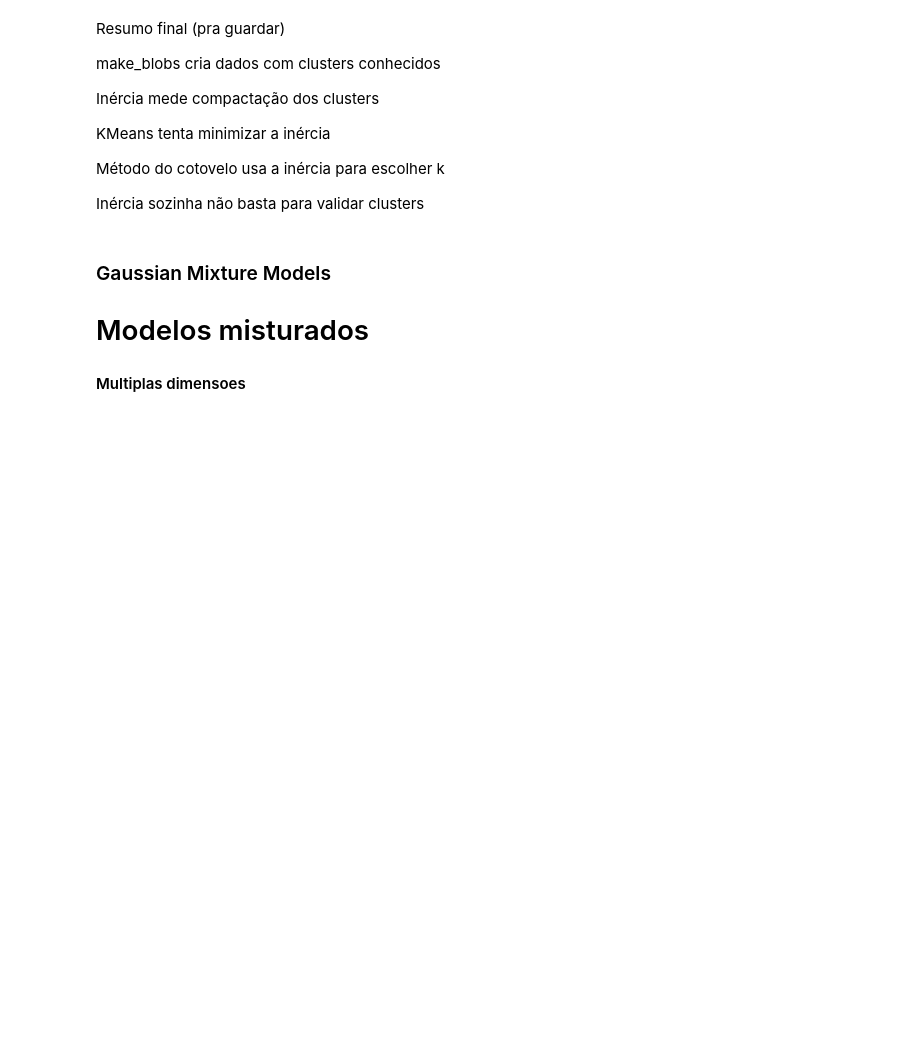
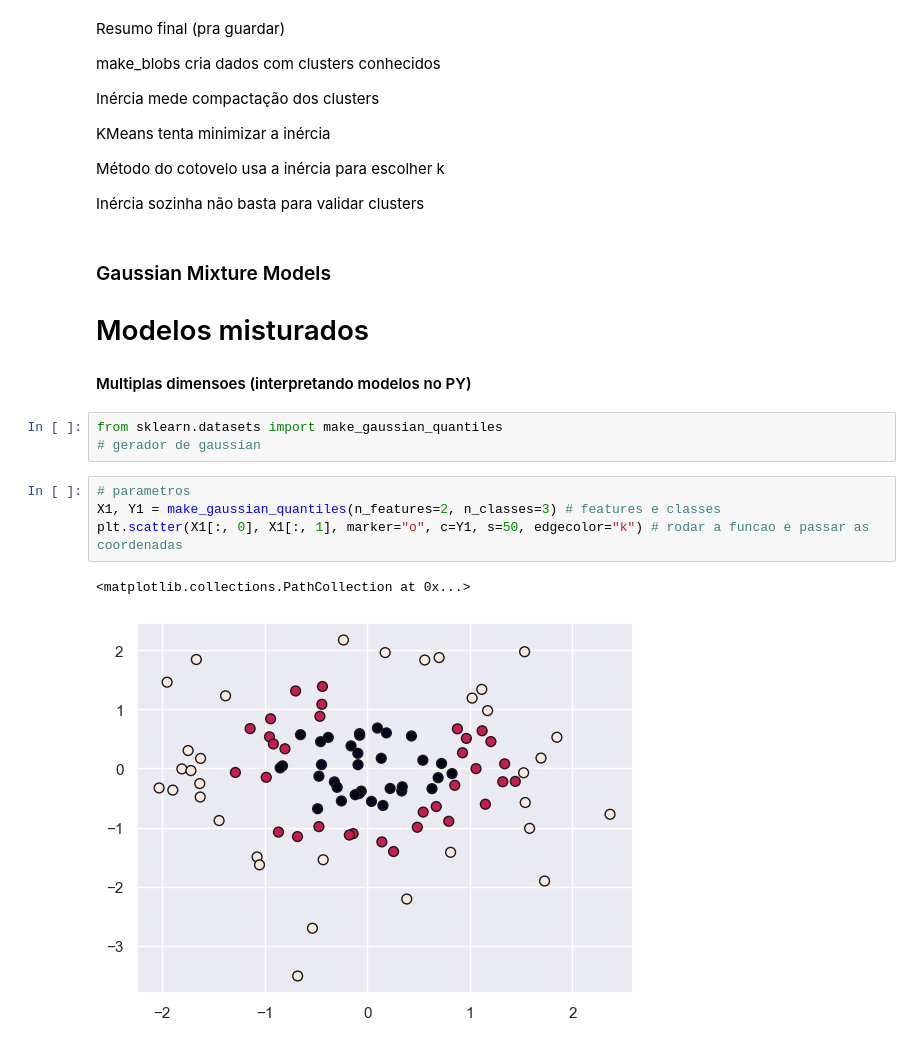
Before and after one commit to ludiemert/Unsupervised_Models, a Jupyter notebook: 1_Unsupervised_Learning.ipynb, the cells around one changed output. Drawn from its saved outputs; the diff is of its cells as text; blank space fills up the shorter version.

```diff
--- a/1_Unsupervised_Learning.ipynb
+++ b/1_Unsupervised_Learning.ipynb
@@ -367,4 +367,14 @@ Inércia sozinha não basta para validar clusters
 ### Gaussian Mixture Models
 # Modelos misturados
 
-#### Multiplas dimensoes
+#### Multiplas dimensoes (interpretando modelos no PY)
+# %%
+from sklearn.datasets import make_gaussian_quantiles
+# gerador de gaussian
+# %%
+# parametros
+X1, Y1 = make_gaussian_quantiles(n_features=2, n_classes=3) # features e classes
+plt.scatter(X1[:, 0], X1[:, 1], marker="o", c=Y1, s=50, edgecolor="k") # rodar a funcao e passar as coordenadas
+# %% [output]
+<matplotlib.collections.PathCollection at 0x...>
+[figure, added]
```
Also changed, not shown: parts of 8 cells of this notebook.
